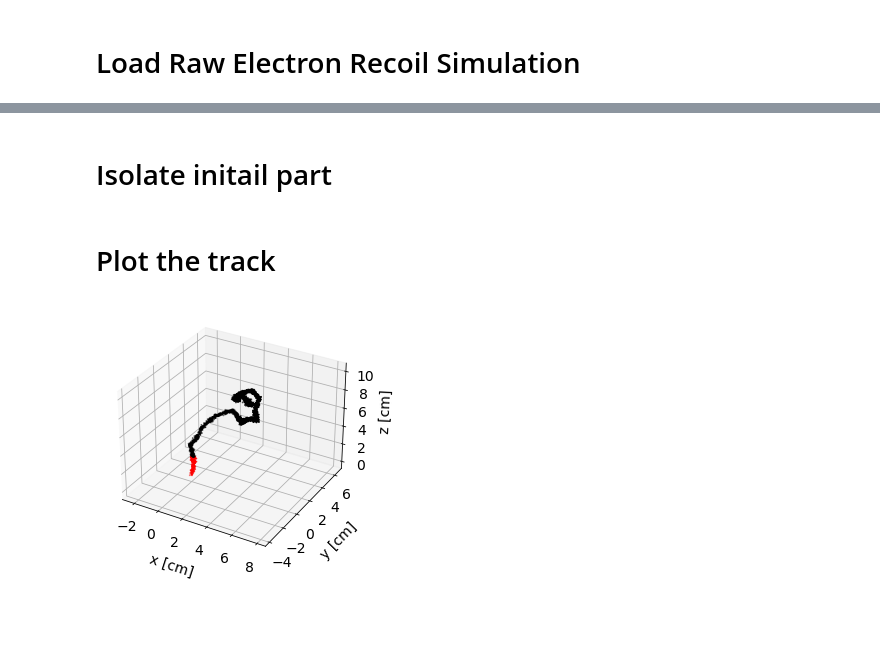
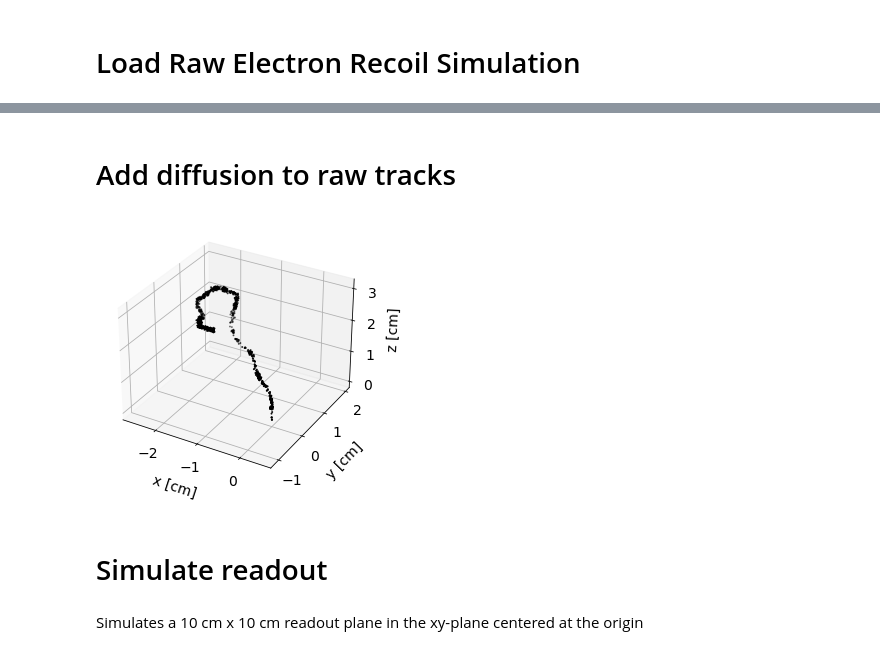
Before and after one commit to mghrear/xystripRO, a Jupyter notebook: sim_recoil_plots.ipynb, the cells around one changed output, grey strips where cells are left out. Cells and saved outputs as stored; diff of their text form; code cells hidden in the pictures; blank space fills up the shorter version.

```diff
--- a/sim_recoil_plots.ipynb
+++ b/sim_recoil_plots.ipynb
@@ -86,7 +103,0 @@ plt.savefig('./figures/nodiff.pdf')
-# %%
-file_path = '~/data/e_ang_res/MS_Diff_test_sims/'+gas+'/'+str( int(drift) )+'cm_drift_'+str(Energy)+'keV.root'
-
-tracks,times = SimTools.read_degrad(file_path)
-
-track = tracks[index]
-time = times[index]
@@ -102,2 +103,0 @@ Deprecated in NumPy 1.20; for more details and guidance: https://numpy.org/devdo
-# %% [markdown]
-# Isolate initail part
@@ -112,28 +104,52 @@ x, y, z, = x[~select], y[~select], z[~select]
-# %% [markdown]
-# Plot the track
+# %% [markdown]
+# Add diffusion to raw tracks
+# %%
+# The paramters, in order, are:
+# tracks, a dataframe with the raw track info
+# Transverse diffusion coefficent for 70% He 30% CO2 from Magboltz [cm/sqrt(cm)]
+# Longitudinal diffusion coefficent for 70% He 30% CO2 from Magboltz [cm/sqrt(cm)]
+
+def add_diff(tracks, DTrans = 0.0135, DLong = 0.0129):
+
+    tracks["diff_track"] = tracks.apply(lambda row: row.track + np.array([DTrans*np.sqrt(np.abs(row.track.T[2]))*np.random.normal(size=len(row.track)),DTrans*np.sqrt(np.abs(row.track.T[2]))*np.random.normal(size=len(row.track)),DLong*np.sqrt(np.abs(row.track.T[2]))*np.random.normal(size=len(row.track))]).T ,axis=1)
+    return tracks
+# %%
+tracks = add_diff(tracks, DTrans = 0.0135, DLong = 0.0129)
 # %%
+track = tracks.iloc[0].diff_track
+
+x = track.T[0]
+y = track.T[1]
+z = track.T[2]
+
+
+
+
 fig = plt.figure()
 ax = plt.axes(projection='3d')
 
 
 
+
+
 ax.scatter3D(x, y, z, c='k', marker='o',s=1)
-ax.scatter3D(x_init, y_init, z_init, c='r', marker='o',s=1)
-
 
 ax.set_xlabel('x [cm]',fontsize=14)
 ax.set_ylabel('y [cm]',fontsize=14)
 ax.set_zlabel('z [cm]',fontsize=14)
 
 ax.tick_params(axis='both', which='major', labelsize=14)
 ax.tick_params(axis='both', which='minor', labelsize=14)
 
 ax.xaxis.labelpad=10
 ax.yaxis.labelpad=10
 ax.zaxis.labelpad=5
 
 axisEqual3D(ax)
 fig.set_tight_layout(True)
-plt.savefig('./figures/diff.pdf')
 # %% [output]
-[figure, old version]
+[figure, new version]
+# %% [markdown]
+# Simulate readout
+# %% [markdown]
+Simulates a 10 cm x 10 cm readout plane in the xy-plane centered at the origin
```
Also changed, not shown: parts of 17 cells of this notebook, 6 other files.
